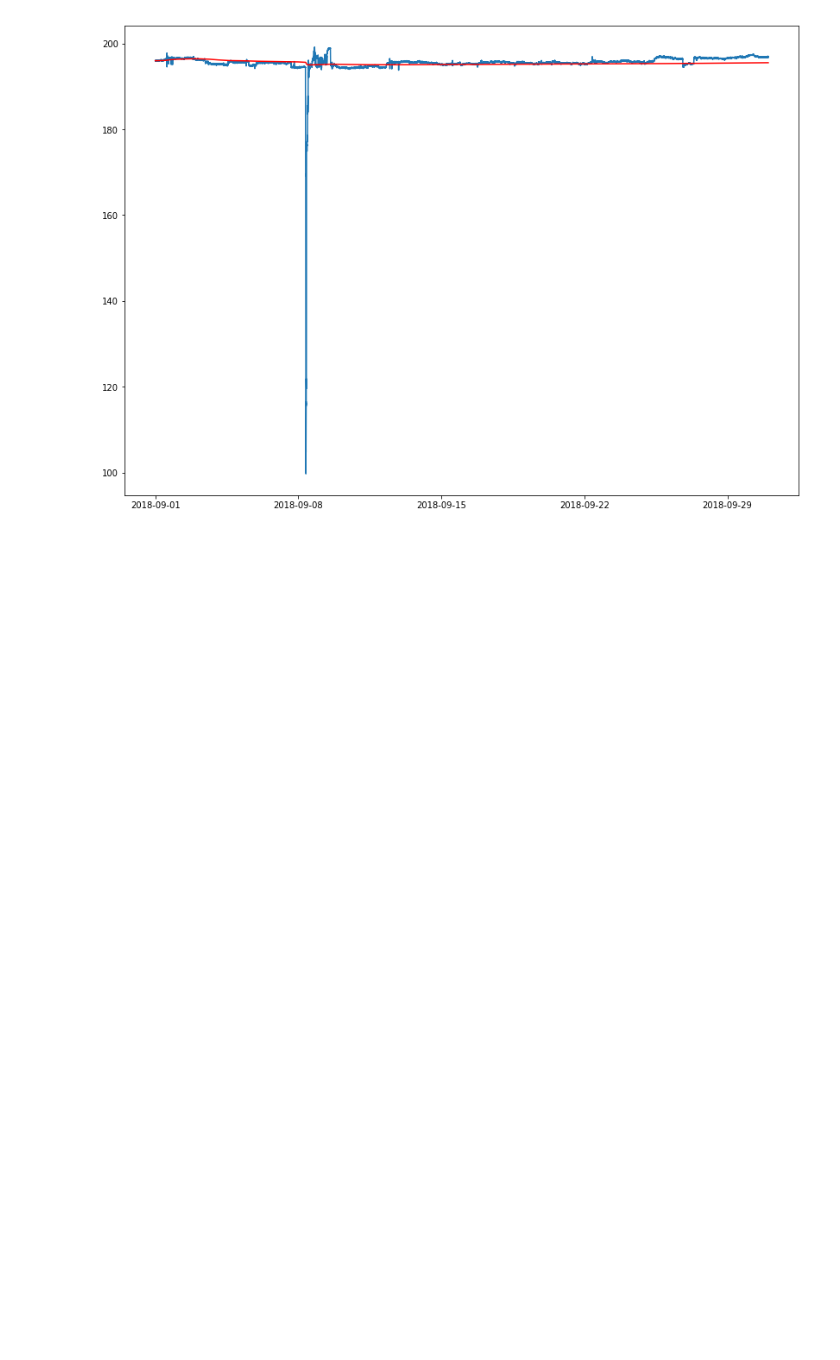
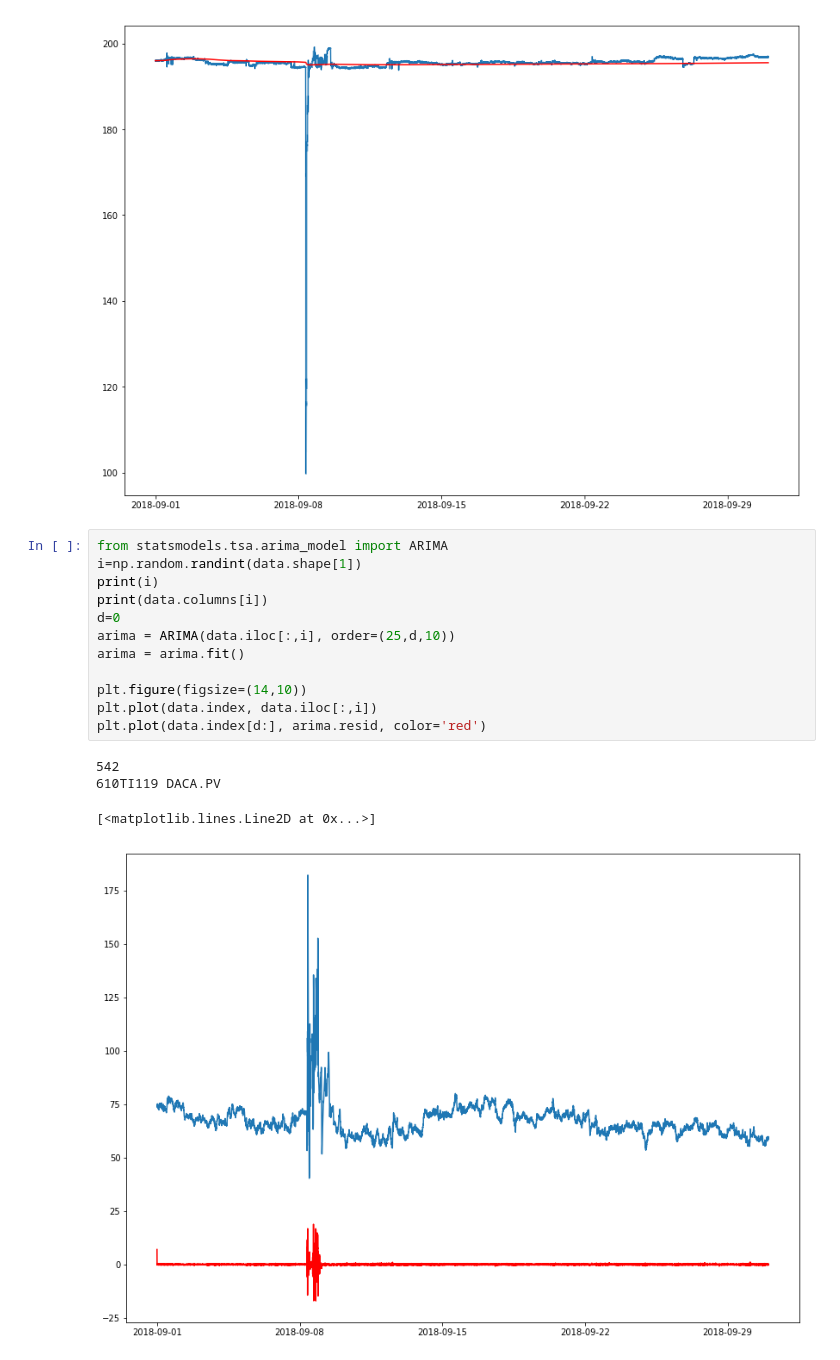
Before and after one commit to Psyrbin/Lukoil-anomaly-detection, a Jupyter notebook: Exploration.ipynb, the cells around one changed output. Saved outputs shown, nothing was run; the diff lists cells and outputs as text; blank space fills up the shorter version.

```diff
--- a/Exploration.ipynb
+++ b/Exploration.ipynb
@@ -167,3 +167,20 @@ plt.plot(data.index, cumul_means.iloc[:,i], color='red')
 610PI013 DACA.PV
 [<matplotlib.lines.Line2D at 0x...>]
 [figure]
+# %%
+from statsmodels.tsa.arima_model import ARIMA
+i=np.random.randint(data.shape[1])
+print(i)
+print(data.columns[i])
+d=0
+arima = ARIMA(data.iloc[:,i], order=(25,d,10))
+arima = arima.fit()
+
+plt.figure(figsize=(14,10))
+plt.plot(data.index, data.iloc[:,i])
+plt.plot(data.index[d:], arima.resid, color='red')
+# %% [output]
+542
+610TI119 DACA.PV
+[<matplotlib.lines.Line2D at 0x...>]
+[figure, added]
```
